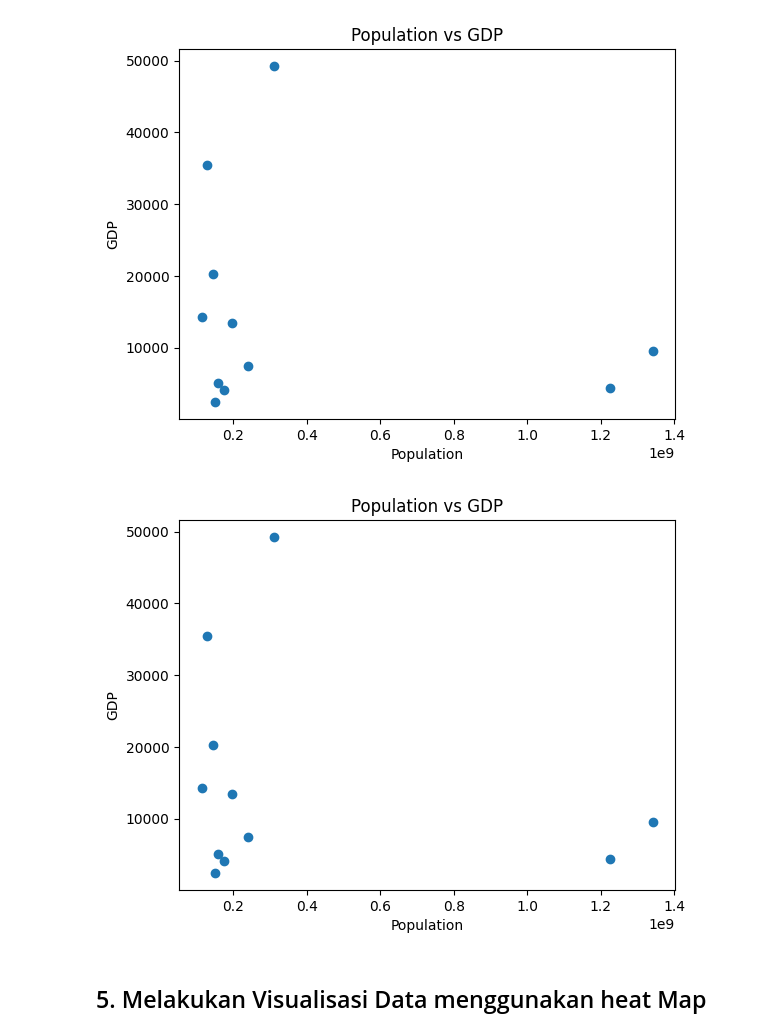
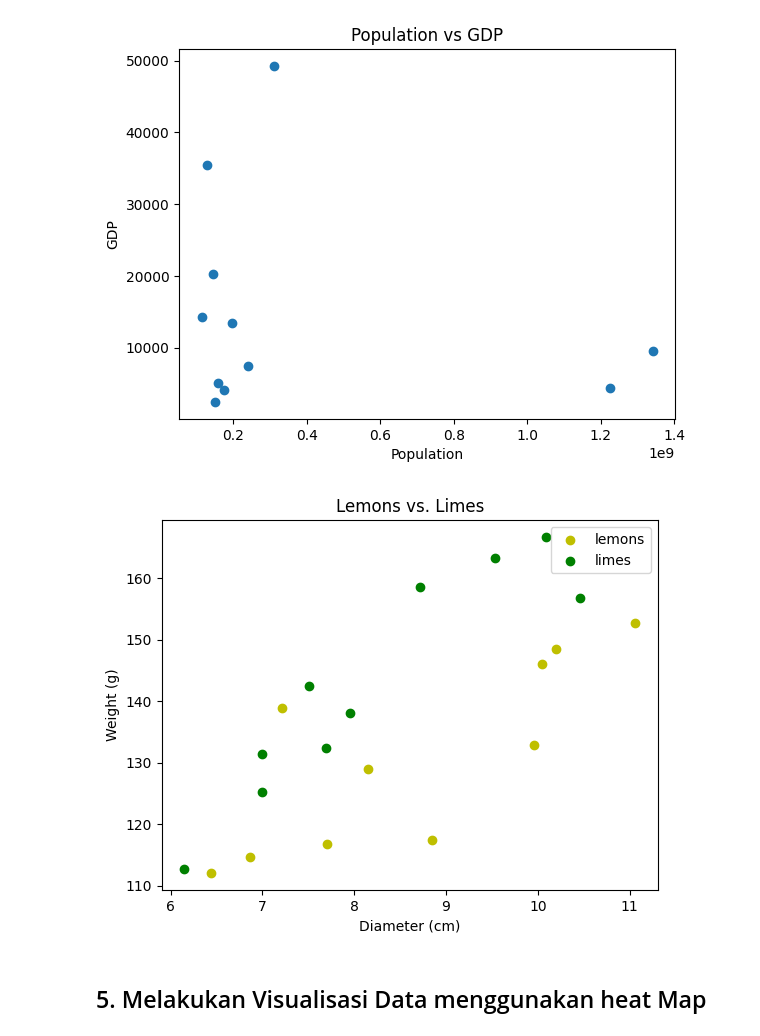
Before and after one commit to terra2n/2025_KB_TI-1C, a Jupyter notebook: jobsheet6.ipynb, the cells around one changed output. Cells and saved outputs as stored; diff of their text form; code cells hidden in the pictures.

```diff
--- a/jobsheet6.ipynb
+++ b/jobsheet6.ipynb
@@ -89,14 +89,22 @@ plt.xlabel('Population')
 plt.show()
 # %% [output]
 [figure]
-# %%
-plt.scatter(population, gdp)
-plt.title('Population vs GDP')
-plt.ylabel('GDP')
-plt.xlabel('Population')
-plt.show()
-# %% [output]
-[figure, removed]
+# %%
+lemon_diameter = [6.44, 6.87, 7.7, 8.85, 8.15, 9.96, 7.21, 10.04, 10.2, 11.06]
+lemon_weight = [112.05, 114.58, 116.71, 117.4, 128.93, 132.93, 138.92, 145.98, 148.44, 152.81]
+# %%
+lime_diameter = [6.15, 7.0, 7.0, 7.69, 7.95, 7.51, 10.46, 8.72, 9.53, 10.09]
+lime_weight = [112.76, 125.16, 131.36, 132.41, 138.08, 142.55, 156.86, 158.67, 163.28, 166.74]
+# %%
+plt.title('Lemons vs. Limes')
+plt.xlabel('Diameter (cm)')
+plt.ylabel('Weight (g)')
+plt.scatter(lemon_diameter, lemon_weight, color='y')
+plt.scatter(lime_diameter, lime_weight, color='g')
+plt.legend(['lemons', 'limes'])
+plt.show()
+# %% [output]
+[figure, added]
 # %% [markdown]
 ## 5. Melakukan Visualisasi Data menggunakan heat Map
 # %%
```
